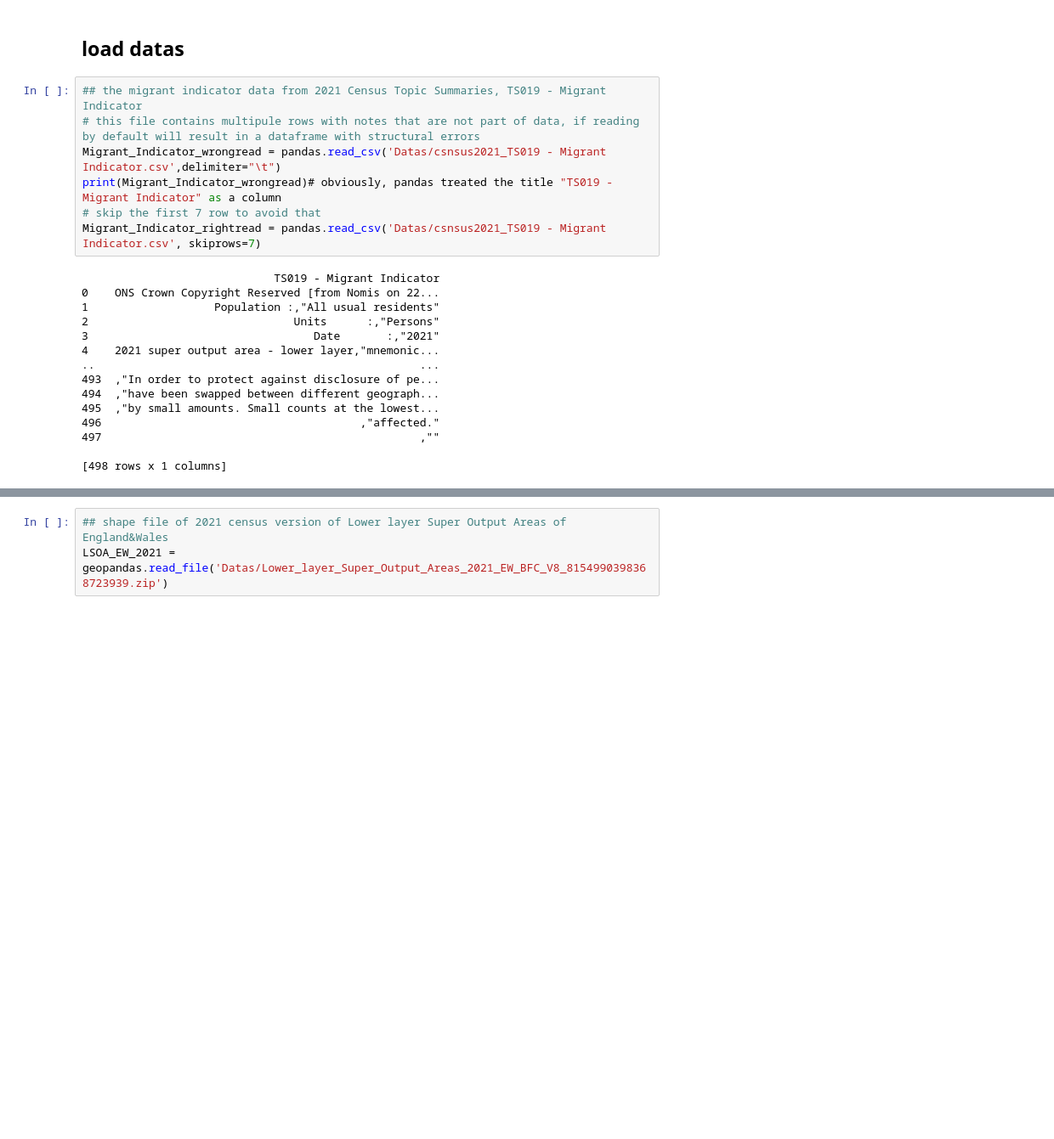
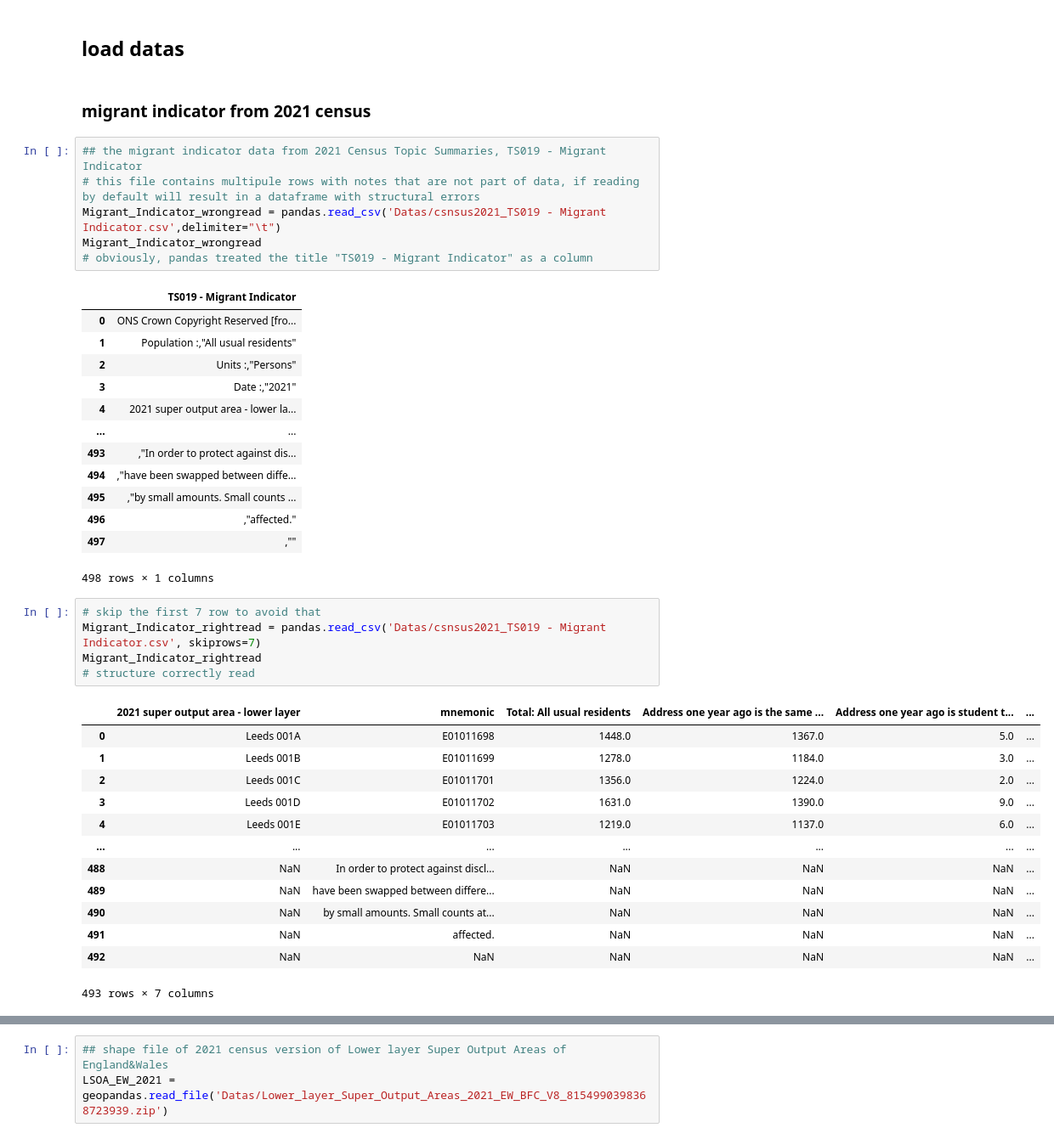
Before and after one commit to gy23cx/GEOG5990Assignment_Final_Project, a Jupyter notebook: GEOG5990M_final_project.ipynb, the cells around one changed output, grey strips where cells are left out. Shown: that part at 85% size. Saved outputs shown, nothing was run; the diff lists cells and outputs as text; blank space fills up the shorter version.

```diff
--- a/GEOG5990M_final_project.ipynb
+++ b/GEOG5990M_final_project.ipynb
@@ -23,25 +31,44 @@ import geoplot.crs as gcrs
 # Data Pre-Process
 # %% [markdown]
 ## load datas
+# %% [markdown]
+### migrant indicator from 2021 census
 # %%
 ## the migrant indicator data from 2021 Census Topic Summaries, TS019 - Migrant Indicator
 # this file contains multipule rows with notes that are not part of data, if reading by default will result in a dataframe with structural errors
 Migrant_Indicator_wrongread = pandas.read_csv('Datas/csnsus2021_TS019 - Migrant Indicator.csv',delimiter="\t")
-print(Migrant_Indicator_wrongread)# obviously, pandas treated the title "TS019 - Migrant Indicator" as a column
-# skip the first 7 row to avoid that
-Migrant_Indicator_rightread = pandas.read_csv('Datas/csnsus2021_TS019 - Migrant Indicator.csv', skiprows=7)
+Migrant_Indicator_wrongread
+# obviously, pandas treated the title "TS019 - Migrant Indicator" as a column
 # %% [output]
+|  | TS019 - Migrant Indicator |
+| 0 | ONS Crown Copyright Reserved [fro... |
+| 1 | Population :,"All usual residents" |
+| 2 | Units :,"Persons" |
+| 3 | Date :,"2021" |
+| 4 | 2021 super output area - lower la... |
+| ... | ... |
+| 493 | ,"In order to protect against dis... |
+| 494 | ,"have been swapped between diffe... |
+| 495 | ,"by small amounts. Small counts ... |
+| 496 | ,"affected." |
+| 497 | ,"" |
-                             TS019 - Migrant Indicator
-0    ONS Crown Copyright Reserved [from Nomis on 22...
-1                   Population :,"All usual residents"
-2                               Units      :,"Persons"
-3                                  Date       :,"2021"
-4    2021 super output area - lower layer,"mnemonic...
-..                                                 ...
-493  ,"In order to protect against disclosure of pe...
-494  ,"have been swapped between different geograph...
-495  ,"by small amounts. Small counts at the lowest...
-496                                       ,"affected."
-497                                                ,""
-
-[498 rows x 1 columns]
+498 rows × 1 columns
+# %%
+# skip the first 7 row to avoid that
+Migrant_Indicator_rightread = pandas.read_csv('Datas/csnsus2021_TS019 - Migrant Indicator.csv', skiprows=7)
+Migrant_Indicator_rightread
+# structure correctly read
+# %% [output]
+|  | 2021 super output area - lower layer | mnemonic | Total: All usual residents | Address one year ago is the same ... | Address one year ago is student t... | ... |
+| 0 | Leeds 001A | E01011698 | 1448.0 | 1367.0 | 5.0 | ... |
+| 1 | Leeds 001B | E01011699 | 1278.0 | 1184.0 | 3.0 | ... |
+| 2 | Leeds 001C | E01011701 | 1356.0 | 1224.0 | 2.0 | ... |
+| 3 | Leeds 001D | E01011702 | 1631.0 | 1390.0 | 9.0 | ... |
+| 4 | Leeds 001E | E01011703 | 1219.0 | 1137.0 | 6.0 | ... |
+| ... | ... | ... | ... | ... | ... | ... |
+| 488 | NaN | In order to protect against discl... | NaN | NaN | NaN | ... |
+| 489 | NaN | have been swapped between differe... | NaN | NaN | NaN | ... |
+| 490 | NaN | by small amounts. Small counts at... | NaN | NaN | NaN | ... |
+| 491 | NaN | affected. | NaN | NaN | NaN | ... |
+| 492 | NaN | NaN | NaN | NaN | NaN | ... |
+493 rows × 7 columns
```
Also changed, not shown: parts of 24 cells of this notebook.
